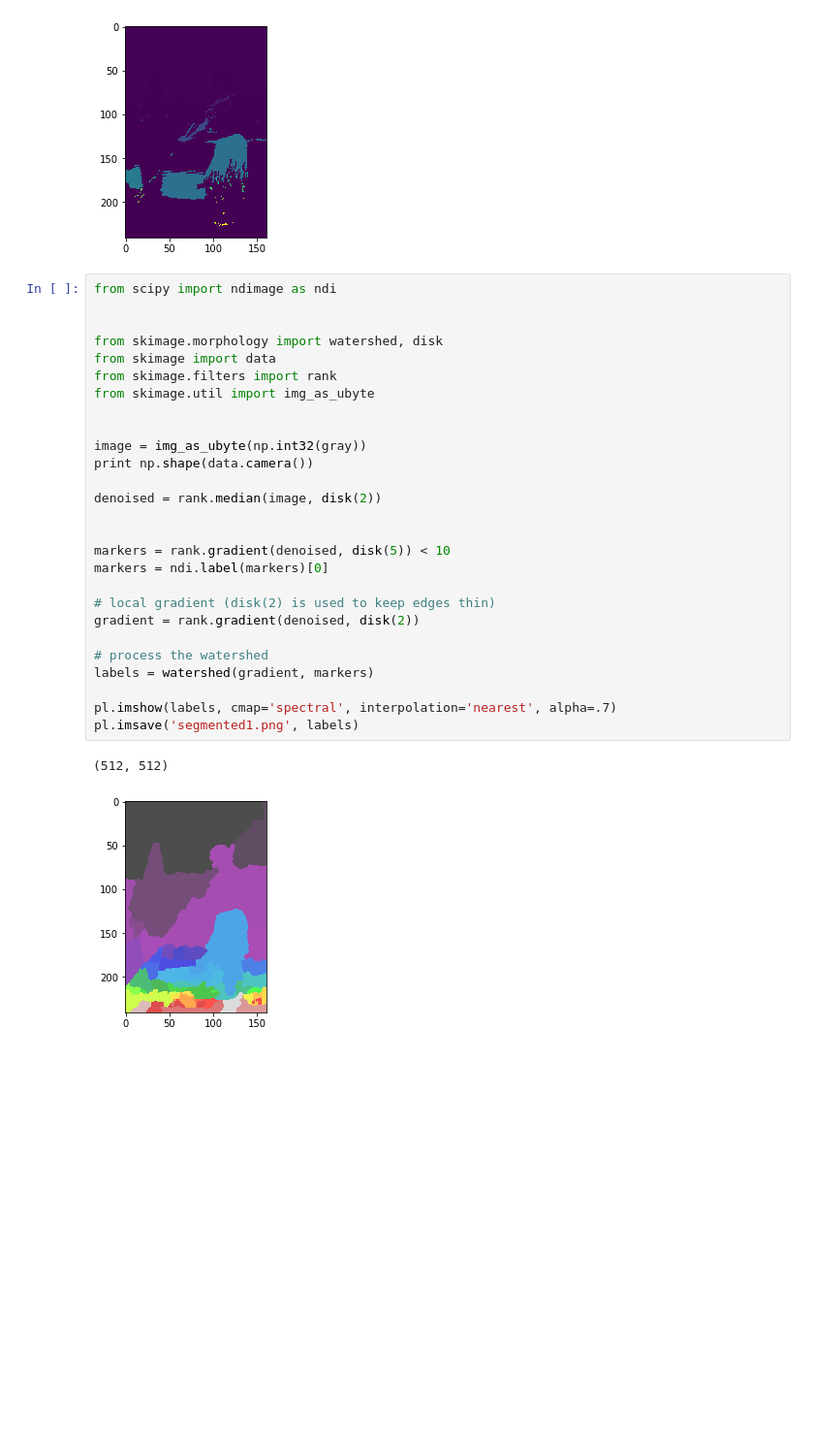
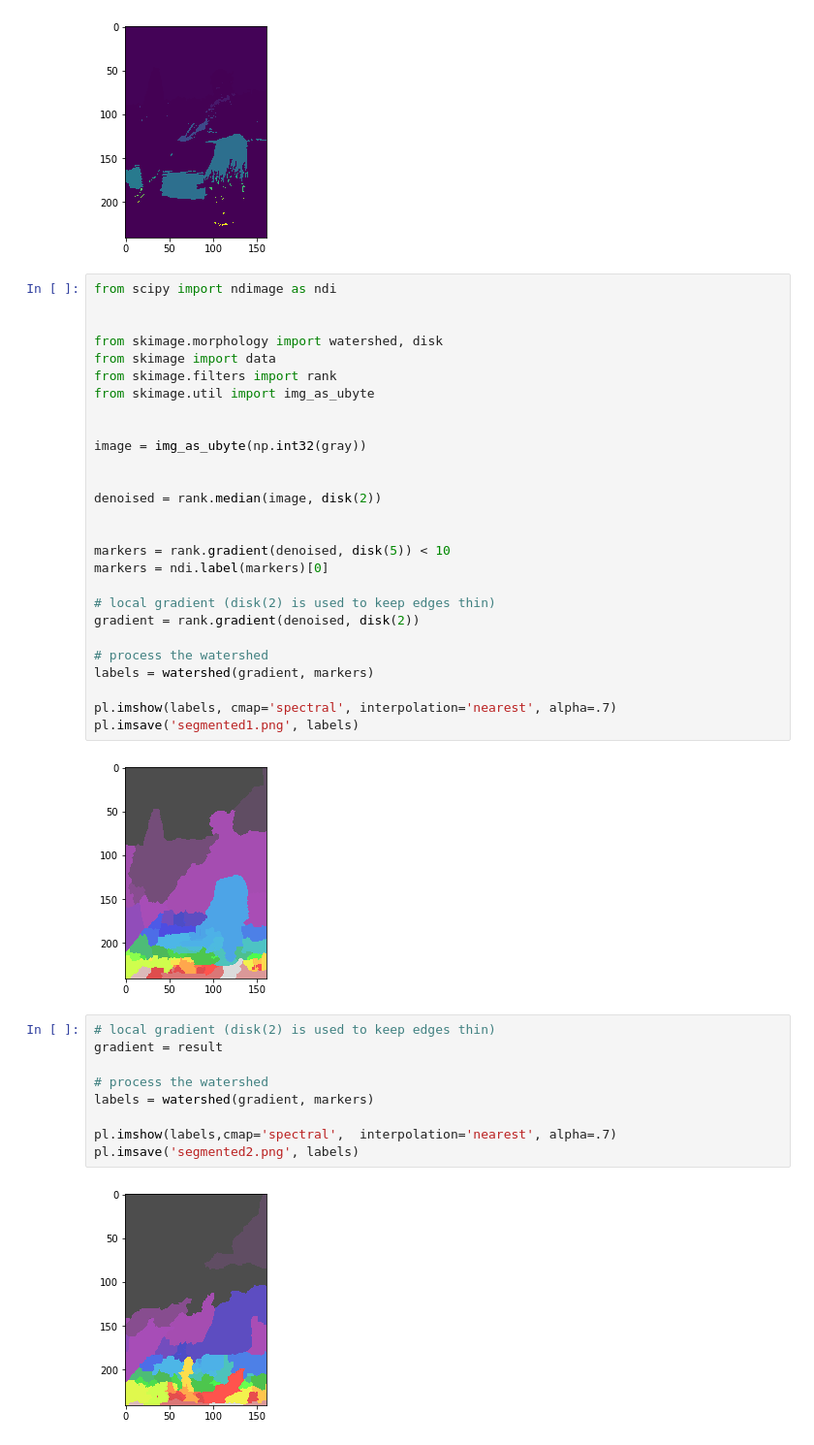
Before and after one commit to TomaF/image_processing, a Jupyter notebook: berkeley_1.ipynb, the cells around one changed output. Shown at 97% size. Cells and saved outputs as stored; diff of their text form; blank space fills up the shorter version.

```diff
--- a/berkeley_1.ipynb
+++ b/berkeley_1.ipynb
@@ -511,7 +511,7 @@ from skimage.util import img_as_ubyte
 
 
 image = img_as_ubyte(np.int32(gray))
-print np.shape(data.camera())
+
 
 denoised = rank.median(image, disk(2))
 
@@ -528,5 +528,15 @@ labels = watershed(gradient, markers)
 pl.imshow(labels, cmap='spectral', interpolation='nearest', alpha=.7)
 pl.imsave('segmented1.png', labels)
 # %% [output]
-(512, 512)
 [figure]
+# %%
+# local gradient (disk(2) is used to keep edges thin)
+gradient = result
+
+# process the watershed
+labels = watershed(gradient, markers)
+
+pl.imshow(labels,cmap='spectral',  interpolation='nearest', alpha=.7)
+pl.imsave('segmented2.png', labels)
+# %% [output]
+[figure, added]
```
